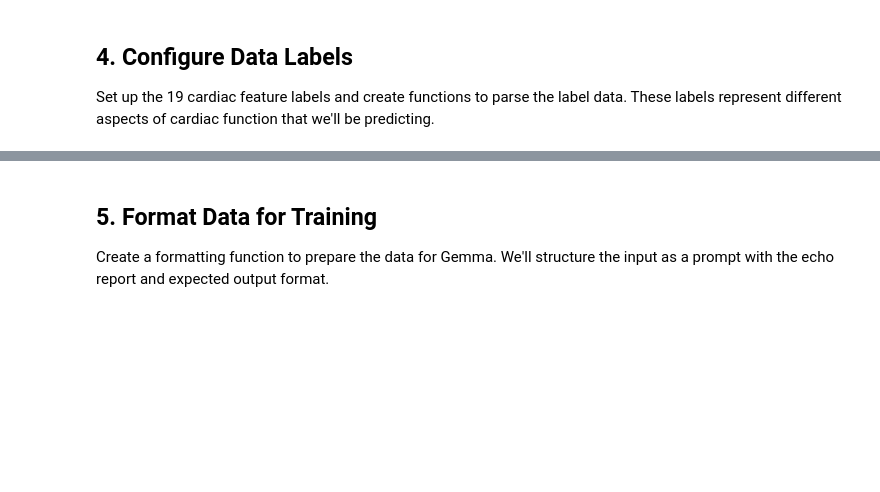
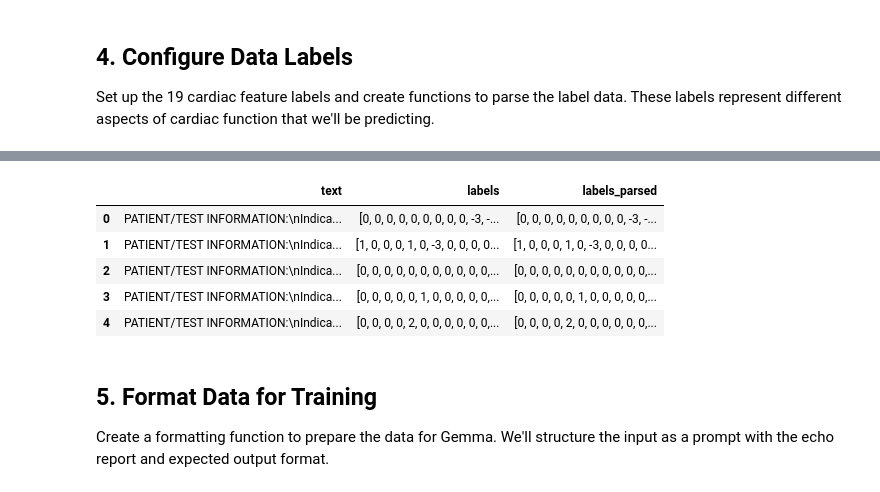
Before and after one commit to christinium/Health, a Jupyter notebook: echo_note_training.ipynb, the cells around one changed output, grey strips where cells are left out. Saved outputs shown, nothing was run; the diff lists cells and outputs as text; code cells hidden in the pictures; blank space fills up the shorter version.

```diff
--- a/echo_note_training.ipynb
+++ b/echo_note_training.ipynb
@@ -59,7 +69,7 @@ Load your echo data from the CSV file. Make sure your data file is uploaded to t
 # %%
 # Load your CSV file
 # Change 'your_echo_data.csv' to your actual filename in Google Drive
-df = pd.read_csv('your_echo_data.csv')
+df = pd.read_csv('/content/drive/MyDrive/echo_training/echo_dataset.csv')
 
 print("Data loaded successfully!")
 print(f"Total samples: {len(df)}")
@@ -110,3 +149,12 @@ print(label_counts)
+# %%
+df.head()
+# %% [output]
+|  | text | labels | labels_parsed |
+| 0 | PATIENT/TEST INFORMATION:\nIndica... | [0, 0, 0, 0, 0, 0, 0, 0, 0, -3, -... | [0, 0, 0, 0, 0, 0, 0, 0, 0, -3, -... |
+| 1 | PATIENT/TEST INFORMATION:\nIndica... | [1, 0, 0, 0, 1, 0, -3, 0, 0, 0, 0... | [1, 0, 0, 0, 1, 0, -3, 0, 0, 0, 0... |
+| 2 | PATIENT/TEST INFORMATION:\nIndica... | [0, 0, 0, 0, 0, 0, 0, 0, 0, 0, 0,... | [0, 0, 0, 0, 0, 0, 0, 0, 0, 0, 0,... |
+| 3 | PATIENT/TEST INFORMATION:\nIndica... | [0, 0, 0, 0, 0, 1, 0, 0, 0, 0, 0,... | [0, 0, 0, 0, 0, 1, 0, 0, 0, 0, 0,... |
+| 4 | PATIENT/TEST INFORMATION:\nIndica... | [0, 0, 0, 0, 2, 0, 0, 0, 0, 0, 0,... | [0, 0, 0, 0, 2, 0, 0, 0, 0, 0, 0,... |
 # %% [markdown]
 ## 5. Format Data for Training
 Create a formatting function to prepare the data for Gemma. We'll structure the input as a prompt with the echo report and expected output format.
```
Also changed, not shown: parts of 14 cells of this notebook.
